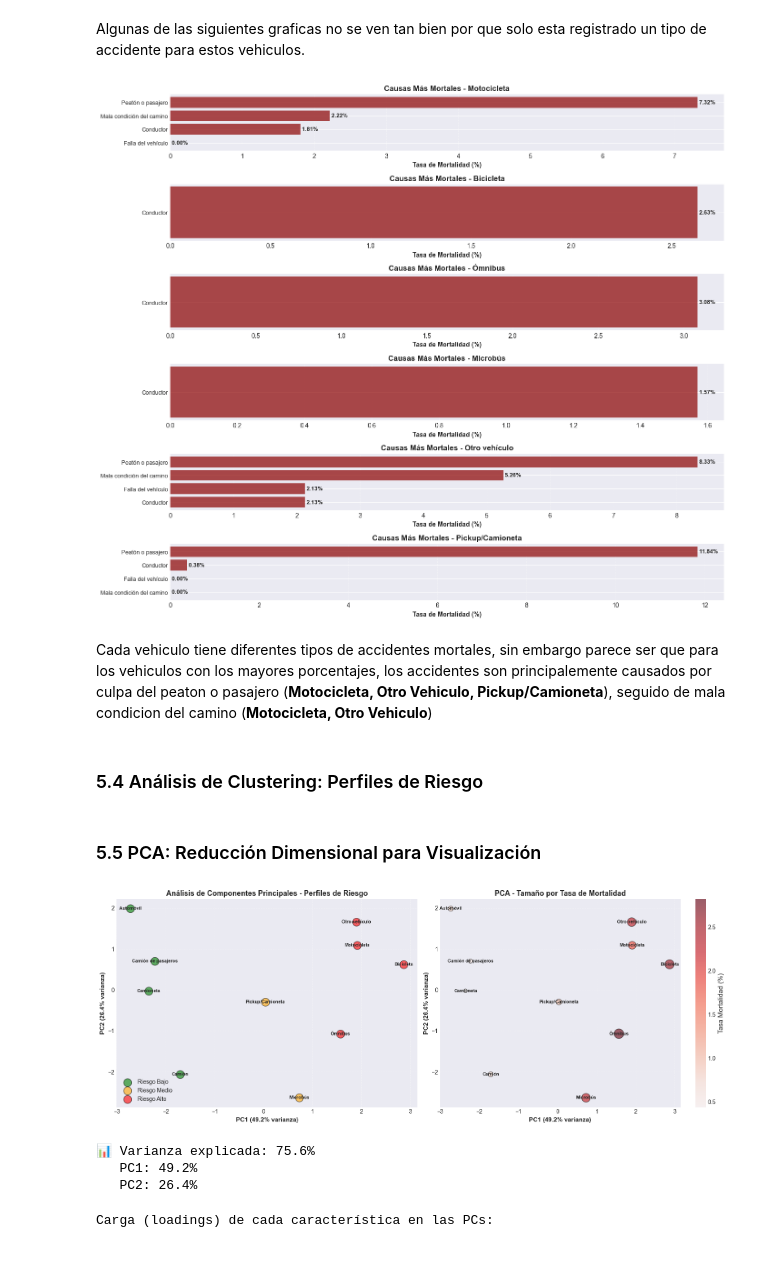
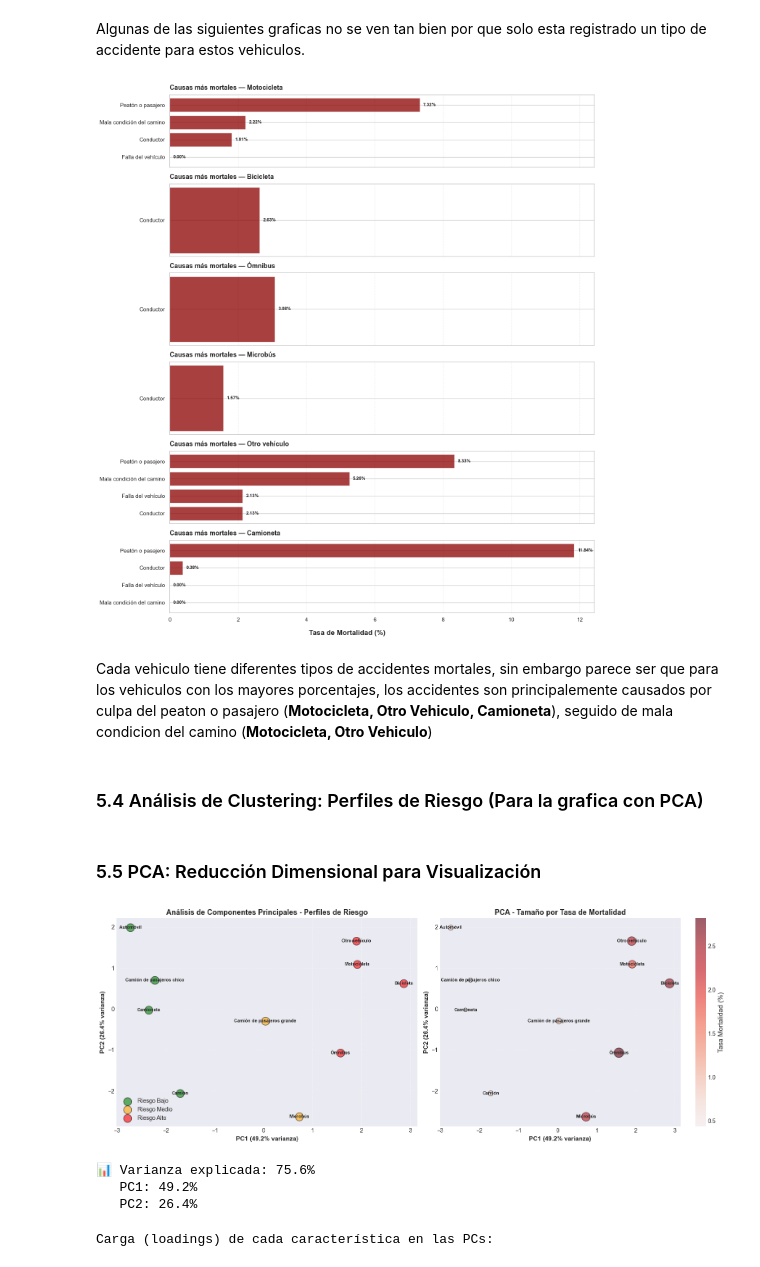
Before and after one commit to Mario-ACL/proyecto-accidentes-sonora, a Jupyter notebook: 4AnalisisExp/EDA.ipynb, the cells around one changed output. Saved outputs shown, nothing was run; the diff lists cells and outputs as text; code cells hidden in the pictures.

Commit message:
Correccion en nombres

```diff
--- a/4AnalisisExp/EDA.ipynb
+++ b/4AnalisisExp/EDA.ipynb
@@ -334,9 +334,9 @@ columnas_vehiculos = ['automovil', 'campasaj', 'microbus', 'pascamion',
 # Mapeo de nombres legibles
 nombres_vehiculos = {
     'automovil': 'Automóvil',
-    'campasaj': 'Camión de pasajeros',
+    'campasaj': 'Camión de pasajeros chico',
     'microbus': 'Microbús',
-    'pascamion': 'Pickup/Camioneta',
+    'pascamion': 'Camión de pasajeros grande',
     'omnibus': 'Ómnibus',
     'camioneta': 'Camioneta',
     'camion': 'Camión',
@@ -718,7 +718,7 @@ vehiculos_peligrosos = [
     ('omnibus', 'Ómnibus'),
     ('microbus', 'Microbús'),
     ('otrovehic', 'Otro vehículo'),
-    ('camioneta', 'Pickup/Camioneta'),
+    ('camioneta', 'Camioneta'),
 
 ]
 
@@ -756,39 +756,68 @@ Mala condición del camino          32              0             0.00
 # %% [markdown]
 Algunas de las siguientes graficas no se ven tan bien por que solo esta registrado un tipo de accidente para estos vehiculos.
 # %%
-# Crear visualización comparativa
-fig, axes = plt.subplots(6, 1, figsize=(14, 12))
+
+# Crear figura con 6 paneles horizontales alineados
+fig, axes = plt.subplots(
+    nrows=len(vehiculos_peligrosos),
+    ncols=1,
+    figsize=(14, 16),
+    sharex=True  # misma escala para todos los paneles
+)
+
+# Color corporativo para el artículo
+alpha = 0.75
 
 for idx, (col, nombre) in enumerate(vehiculos_peligrosos):
     ax = axes[idx]
 
-    analisis = resultados_analisis[nombre].head(8)
+    analisis = resultados_analisis[nombre].head(8).sort_values("tasa_mortalidad")
 
-    # Crear barras
-    x = range(len(analisis))
-    bars = ax.barh(x, analisis['tasa_mortalidad'], color='darkred', alpha=0.7, label='Tasa Mortalidad')
+    # Valores
+    y_labels = analisis.index
+    y_vals = analisis["tasa_mortalidad"]
 
-    # Agregar valores
-    for i, (bar, val) in enumerate(zip(bars, analisis['tasa_mortalidad'])):
-        ax.text(val, bar.get_y() + bar.get_height()/2,
-                f' {val:.2f}%', va='center', fontweight='bold', fontsize=9)
+    # Gráfica horizontal
+    ax.barh(
+        y_labels,
+        y_vals,
+        color='darkred',
+        alpha=alpha
+    )
 
-    # Configurar ejes
-    ax.set_yticks(x)
-    ax.set_yticklabels(analisis.index, fontsize=9)
-    ax.set_xlabel('Tasa de Mortalidad (%)', fontsize=10, fontweight='bold')
-    ax.set_title(f'Causas Más Mortales - {nombre}', fontsize=12, fontweight='bold')
-    ax.grid(axis='x', alpha=0.3, linestyle='--')
-    ax.invert_yaxis()
+    # Etiquetas de valores dentro de las barras
+    for y, val in zip(y_labels, y_vals):
+        ax.text(
+            val + 0.1, y,
+            f"{val:.2f}%",
+            va="center",
+            fontsize=9,
+            fontweight="bold",
+            color="#222"
+        )
 
-plt.tight_layout()
+    # Título de cada panel
+    ax.set_title(
+        f"Causas más mortales — {nombre}",
+        fontsize=13,
+        fontweight="bold",
+        loc="left",
+        pad=10
+    )
+
+    ax.grid(axis="x", linestyle="--", alpha=0.3)
+
+# Etiqueta compartida del eje X
+fig.text(0.5, 0.04, "Tasa de Mortalidad (%)", ha="center", fontsize=14, fontweight="bold")
+
+plt.tight_layout(rect=[0, 0.05, 1, 1])
 plt.show()
 # %% [output]
-[figure, old version]
+[figure, new version]
 # %% [markdown]
-Cada vehiculo tiene diferentes tipos de accidentes mortales, sin embargo parece ser que para los vehiculos con los mayores porcentajes, los accidentes son principalemente causados por culpa del peaton o pasajero (**Motocicleta, Otro Vehiculo, Pickup/Camioneta**), seguido de mala condicion del camino (**Motocicleta, Otro Vehiculo**)
+Cada vehiculo tiene diferentes tipos de accidentes mortales, sin embargo parece ser que para los vehiculos con los mayores porcentajes, los accidentes son principalemente causados por culpa del peaton o pasajero (**Motocicleta, Otro Vehiculo, Camioneta**), seguido de mala condicion del camino (**Motocicleta, Otro Vehiculo**)
 # %% [markdown]
-### 5.4 Análisis de Clustering: Perfiles de Riesgo
+### 5.4 Análisis de Clustering: Perfiles de Riesgo (Para la grafica con PCA)
 # %%
 # Preparar datos para clustering
 # Crear matriz de características por tipo de vehículo
@@ -898,7 +927,7 @@ print(f"\n📊 Varianza explicada: {pca.explained_variance_ratio_.sum()*100:.1f}
 print(f"   PC1: {pca.explained_variance_ratio_[0]*100:.1f}%")
 print(f"   PC2: {pca.explained_variance_ratio_[1]*100:.1f}%")
 # %% [output]
-[figure, old version]
+[figure, new version]
 📊 Varianza explicada: 75.6%
    PC1: 49.2%
    PC2: 26.4%
```
Also changed, not shown: parts of 5 cells of this notebook.
